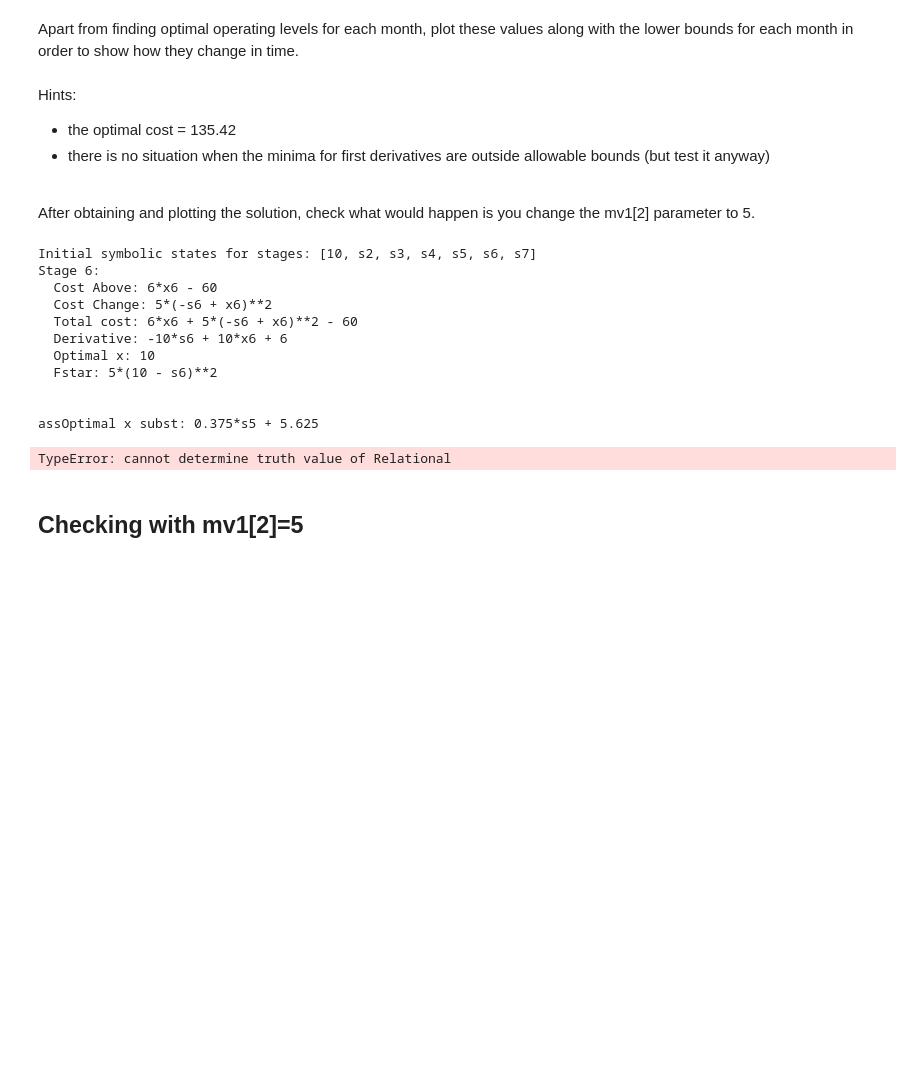
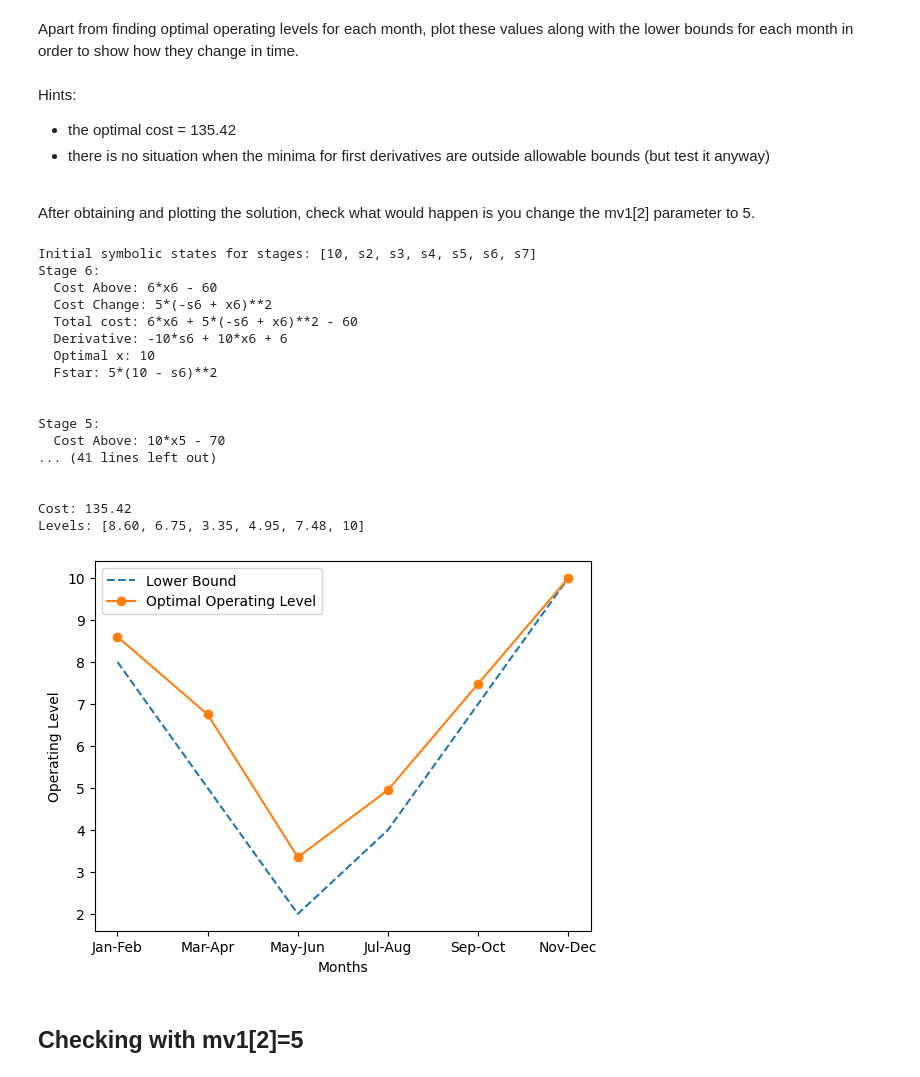
Before and after one commit to mmartyna123/OperationalReaserch, a Jupyter notebook: #7/PowerPlant.ipynb, the cells around one changed output. Cells and saved outputs as stored; diff of their text form; code cells hidden in the pictures; blank space fills up the shorter version.

Commit message:
Added bounds check

```diff
--- a/#7/PowerPlant.ipynb
+++ b/#7/PowerPlant.ipynb
@@ -195,41 +195,10 @@ def PowerPlant(bounds, cost_above, mv1, cost_change, mv2, pv):
         optimal_x_value = (solve(cost_der, x)[0].evalf(), 10)[stage == len(bounds)]  #derivative = 0, gives x as parametric value
 
 
+        f_star[stage-1] = total_cost.subs(x, optimal_x_value)
+        optimal_x.append(optimal_x_value)
 
 
-        # print(f"Optimal x: {optimal_x_value}")
-        if first_run:
-            first_run = False
-        else:
-            optimal_x_value = optimal_x_value.subs(s, x_for_stages[stage-1])
-            print(f"assOptimal x subst: {optimal_x_value}")
-            assert bounds[stage-1][0] <= optimal_x_value <= bounds[stage-1][1], "Optimal x value is outside of bounds!"
-
-        # low = bounds[stage-1][0]
-        # up = bounds[stage-1][1]
-        # interval = Interval(low, up)
-        # out = 0
-        # optimal_x_value_check = Piecewise(
-        #     (bounds[stage-1][1], optimal_x_value > bounds[stage-1][1]),
-        #     (bounds[stage-1][0], optimal_x_value < bounds[stage-1][0]),
-        #     (optimal_x_value, True)
-        # )
-        # print(optimal_x_value_check)
-
-
-
-        # if optimal_x_value != up:
-        #     if up < optimal_x_value.subs(s, up):
-        #         out = 1
-        #         optimal_x_value.subs(s, solve(simplify(expand(Eq(optimal_x_value, up))), s))
-        #     if low > optimal_x_value.subs(s, low):
-        #         out = 1
-        #         optimal_x_value.subs(s, solve(simplify(expand(Eq(optimal_x_value, low))), s))
-
-
-
-        f_star[stage-1] = total_cost.subs(x, optimal_x_value)
-        optimal_x.append(optimal_x_value)
         print(f"Stage {stage}:")
         print(f"  Cost Above: {c_above}")
         print(f"  Cost Change: {c_change}")
@@ -241,39 +210,49 @@ def PowerPlant(bounds, cost_above, mv1, cost_change, mv2, pv):
         print('\n')
 
 
-    # optimal_x = [optimal_x_value.evalf() for optimal_x_value in optimal_x]
-    # print(f"  Optimal x: {optimal_x}")
     optimal_x.reverse()
     optimal_final = optimal_x.copy()
     for i in range(1, len(optimal_x) - 1):
         optimal_final[i] = round(optimal_final[i].subs(symbols(f"s{i+1}"), optimal_final[i-1]),2)
     optimal_final[0] = round(optimal_final[0],2)
+
+    #Checking for out of bounds
+    for i, opt in enumerate(optimal_final[::-1]):
+        # print(bounds[i][0], optimal_final[i], bounds[i][1])
+        assert bounds[i][0] <= optimal_final[i] <= bounds[i][1], "Optimal x value is outside of bounds!"
+
     return round(f_star[0],2), optimal_final
 
 # Calculate the optimal operating levels
 cost, levels = PowerPlant(bounds, cost_above, mv1, cost_change, mv2, pv)
 print(f"Cost: {cost}\nLevels: {levels}")
 
 # Plot the results
 plt.plot(months, [bound[0] for bound in bounds], label='Lower Bound', linestyle='--')
 plt.plot(months, levels, label='Optimal Operating Level', marker='o')
 plt.xlabel('Months')
 plt.ylabel('Operating Level')
 plt.legend()
 plt.show()
 # %% [output]
 Initial symbolic states for stages: [10, s2, s3, s4, s5, s6, s7]
 Stage 6:
   Cost Above: 6*x6 - 60
   Cost Change: 5*(-s6 + x6)**2
   Total cost: 6*x6 + 5*(-s6 + x6)**2 - 60
   Derivative: -10*s6 + 10*x6 + 6
   Optimal x: 10
   Fstar: 5*(10 - s6)**2
 
 
-assOptimal x subst: 0.375*s5 + 5.625
+Stage 5:
+  Cost Above: 10*x5 - 70
+... (41 lines left out)
+
+
+Cost: 135.42
+Levels: [8.60, 6.75, 3.35, 4.95, 7.48, 10]
-TypeError: cannot determine truth value of Relational
+[figure, added]
 # %% [markdown]
 ## Checking with mv1[2]=5
 # %%
```
Also changed, not shown: parts of 9 cells of this notebook.
